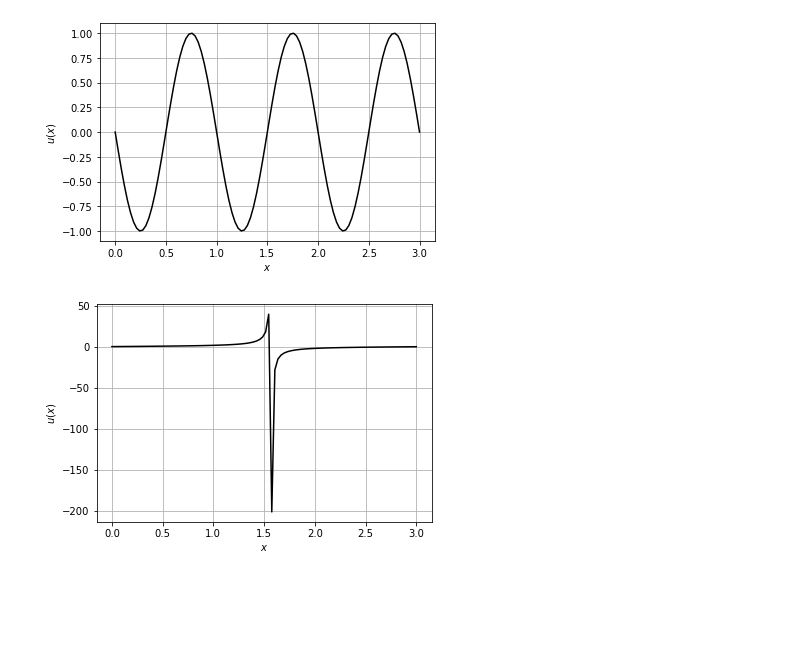
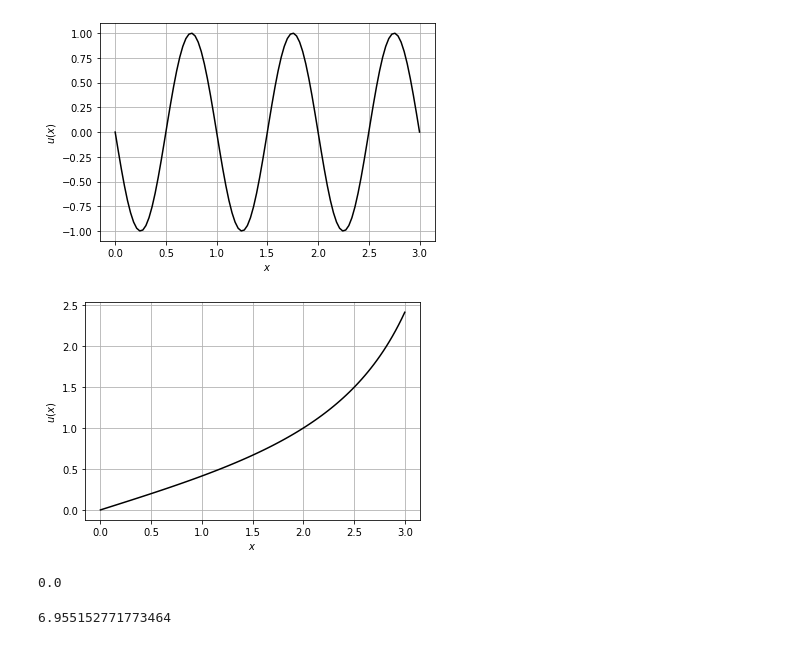
Before and after one commit to diehlpk/paperCouplingAnalysis, a Jupyter notebook: Functions.ipynb, the cells around one changed output. Cells and saved outputs as stored; diff of their text form; code cells hidden in the pictures; blank space fills up the shorter version.

```diff
--- a/Functions.ipynb
+++ b/Functions.ipynb
@@ -23,10 +23,19 @@ plt.savefig("u-cos.pdf",bbox_inches='tight')
 # %% [output]
 [figure]
 # %%
-plt.plot(x,np.tan(x),c="black")
+plt.plot(x,np.tan(3*x/4*np.pi/6),c="black")
+#plt.plot(x,np.sin(x/6*np.pi)/np.cos(x/6*np.pi),c="black")
 plt.grid()
 plt.xlabel(r"$x$")
 plt.ylabel(r"$u(x)$")
 plt.savefig("u-tan.pdf",bbox_inches='tight')
 # %% [output]
-[figure, old version]
+[figure, new version]
+# %%
+np.tan(0/1.1*np.pi/6)
+# %% [output]
+0.0
+# %%
+np.tan(3/1.1*np.pi/6)
+# %% [output]
+6.955152771773464
```
Also changed, not shown: parts of 4 cells of this notebook, 5 other files.
